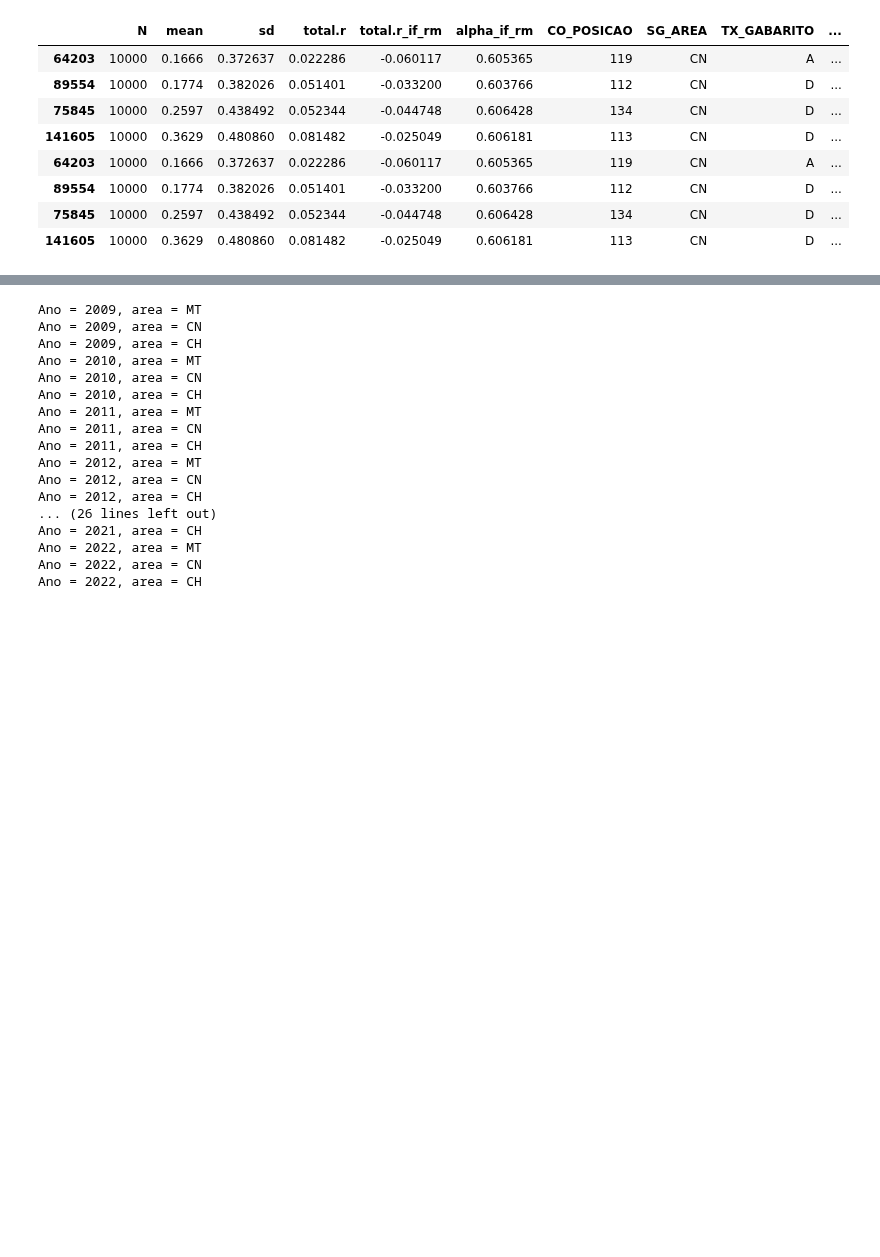
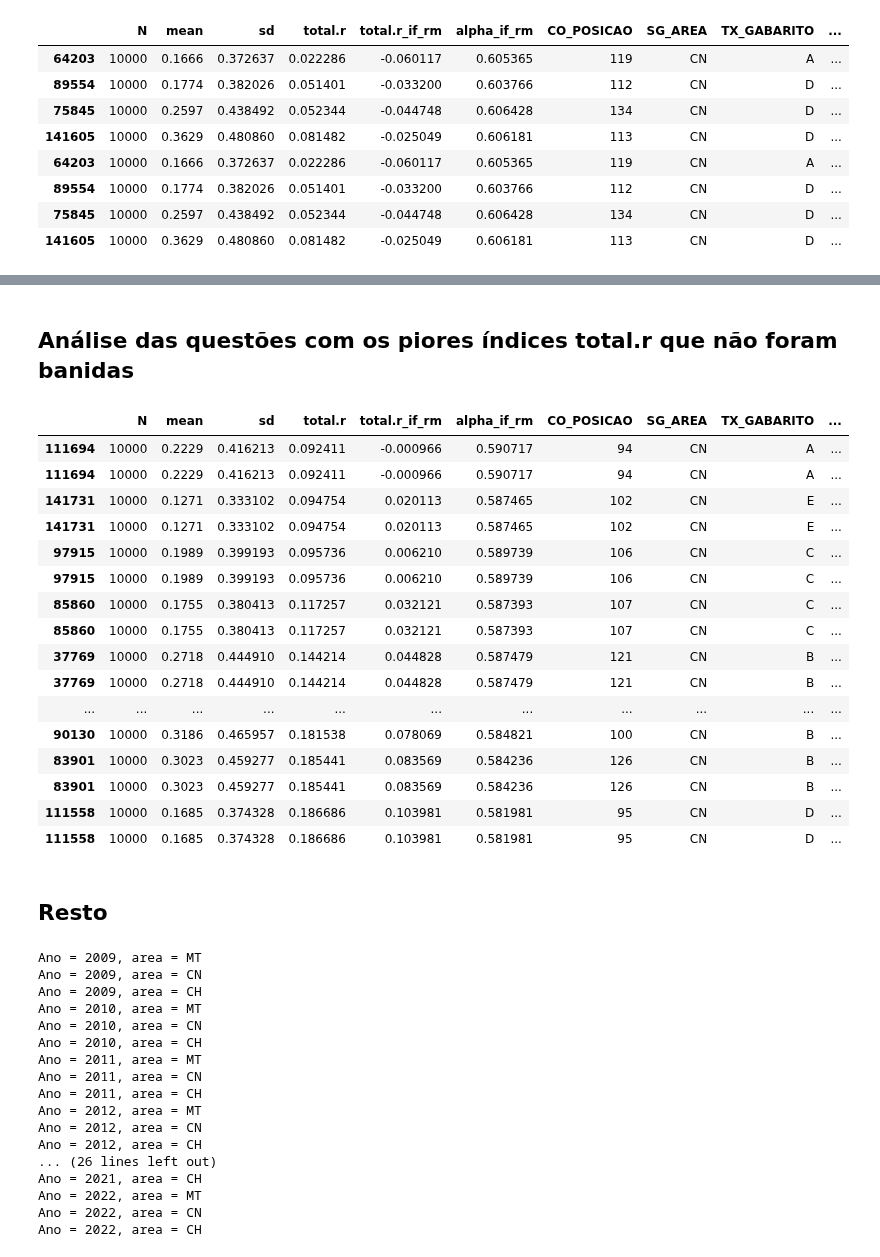
Before and after one commit to atp/enem, a Jupyter notebook: 11-Questoes ruins.ipynb, the cells around one changed output, grey strips where cells are left out. Drawn from its saved outputs; the diff is of its cells as text; code cells hidden in the pictures; blank space fills up the shorter version.

Commit message:
selecionando as questões com os piores índices

```diff
--- a/11-Questoes ruins.ipynb
+++ b/11-Questoes ruins.ipynb
@@ -368,3 +386,34 @@ df_teste
+# %% [markdown]
+## Análise das questões com os piores índices total.r que não foram banidas
+# %%
+for ano in range(2009, 2023):
+    istats = item_stats(ano, 'CN')
+
+    df_todos_anos = pd.concat([istats,istats])
+    df_todos_anos = df_todos_anos[df_todos_anos['TX_MOTIVO_ABAN'].isna()]
+# %%
+#selecionando as 10 piores questões
+df_todos_anos.sort_values(by = "total.r").head(20)
+# %% [output]
+|  | N | mean | sd | total.r | total.r_if_rm | alpha_if_rm | CO_POSICAO | SG_AREA | TX_GABARITO | ... |
+| 111694 | 10000 | 0.2229 | 0.416213 | 0.092411 | -0.000966 | 0.590717 | 94 | CN | A | ... |
+| 111694 | 10000 | 0.2229 | 0.416213 | 0.092411 | -0.000966 | 0.590717 | 94 | CN | A | ... |
+| 141731 | 10000 | 0.1271 | 0.333102 | 0.094754 | 0.020113 | 0.587465 | 102 | CN | E | ... |
+| 141731 | 10000 | 0.1271 | 0.333102 | 0.094754 | 0.020113 | 0.587465 | 102 | CN | E | ... |
+| 97915 | 10000 | 0.1989 | 0.399193 | 0.095736 | 0.006210 | 0.589739 | 106 | CN | C | ... |
+| 97915 | 10000 | 0.1989 | 0.399193 | 0.095736 | 0.006210 | 0.589739 | 106 | CN | C | ... |
+| 85860 | 10000 | 0.1755 | 0.380413 | 0.117257 | 0.032121 | 0.587393 | 107 | CN | C | ... |
+| 85860 | 10000 | 0.1755 | 0.380413 | 0.117257 | 0.032121 | 0.587393 | 107 | CN | C | ... |
+| 37769 | 10000 | 0.2718 | 0.444910 | 0.144214 | 0.044828 | 0.587479 | 121 | CN | B | ... |
+| 37769 | 10000 | 0.2718 | 0.444910 | 0.144214 | 0.044828 | 0.587479 | 121 | CN | B | ... |
+| ... | ... | ... | ... | ... | ... | ... | ... | ... | ... | ... |
+| 90130 | 10000 | 0.3186 | 0.465957 | 0.181538 | 0.078069 | 0.584821 | 100 | CN | B | ... |
+| 83901 | 10000 | 0.3023 | 0.459277 | 0.185441 | 0.083569 | 0.584236 | 126 | CN | B | ... |
+| 83901 | 10000 | 0.3023 | 0.459277 | 0.185441 | 0.083569 | 0.584236 | 126 | CN | B | ... |
+| 111558 | 10000 | 0.1685 | 0.374328 | 0.186686 | 0.103981 | 0.581981 | 95 | CN | D | ... |
+| 111558 | 10000 | 0.1685 | 0.374328 | 0.186686 | 0.103981 | 0.581981 | 95 | CN | D | ... |
+# %% [markdown]
+## Resto
 # %%
 def load_model(ano,area,itemtype="3PL", method="EM", SE=True,remove_b=None):
     if remove_b:
```
Also changed, not shown: parts of 6 cells of this notebook.
